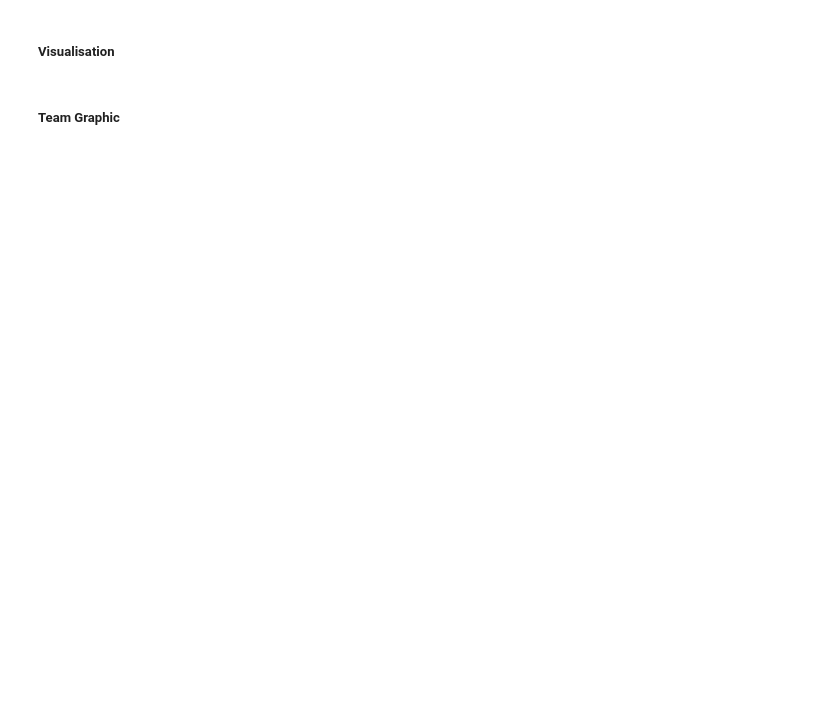
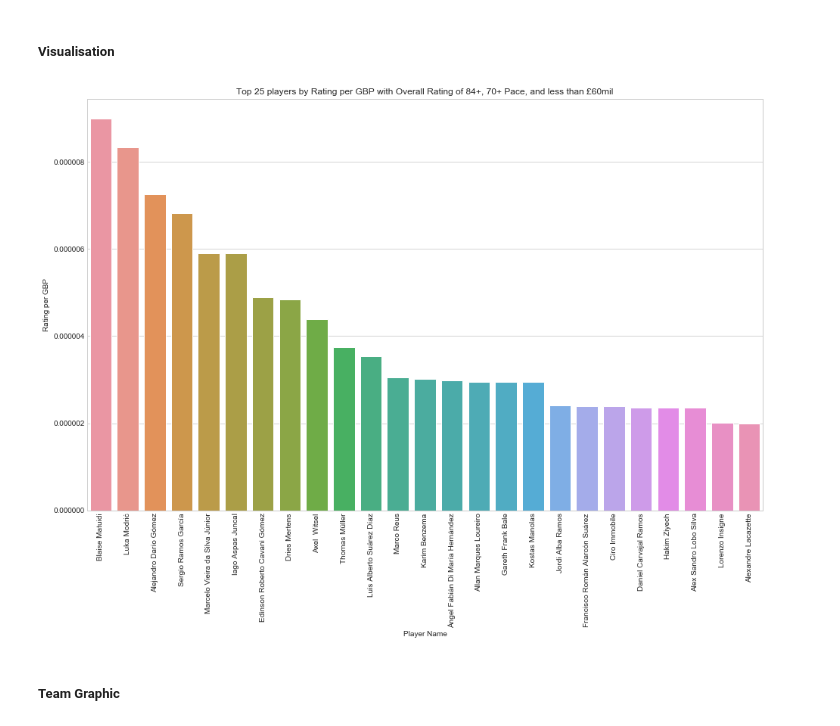
Before and after one commit to eddwebster/fifa-league, a Jupyter notebook: FIFA 20 Fantasy Football League using TransferMarkt Player Valuations.ipynb, the cells around one changed output. Saved outputs shown, nothing was run; the diff lists cells and outputs as text; code cells hidden in the pictures; blank space fills up the shorter version.

```diff
--- a/FIFA 20 Fantasy Football League using TransferMarkt Player Valuations.ipynb
+++ b/FIFA 20 Fantasy Football League using TransferMarkt Player Valuations.ipynb
@@ -843,13 +843,4 @@ df_tm = df_tm_raw
 
 
 # DoB string cleaning to create birth_date and age columns
-df_tm[['birth_date', 'age']] = df_tm_raw['dob'].str.extract(r'(.+) \((\d+)\)')
-
-
-
-## Redetermine the age using the newly created birth_date column (after formatted to datetime data type)
-today = datetime.today()
-df_tm['age'] = df_tm['birth_date'].apply(
-                lambda x: today.year - x.year -
-                ((today.month, today.day) < (x.month, x.day))
-                )
+df_tm[['birth_date', 'age']] = df_tm['dob'].str.extract(r'(.+) \((\d+)\)')
@@ -911,3 +895,21 @@ df_tm['age'] = np.nan_to_num(df_tm['age']).astype(int)
+# %%
+# Redetermine the age using the newly created birth_date column (after formatted to datetime data type)
+
+## emove all not numeric values use to_numeric with parameter errors='coerce' - it replaces non numeric to NaNs
+df_tm['age'] = pd.to_numeric(df_tm['age'], errors='coerce')
+
+## Convert floats to integers and leave null values
+df_tm['age'] = np.nan_to_num(df_tm['age']).astype(int)
+
+## Calculate current age
+today = datetime.today()
+df_tm['age'] = df_tm['birth_date'].apply(
+                lambda x: today.year - x.year -
+                ((today.month, today.day) < (x.month, x.day))
+                )
+
+
+# df_tm['age'] = pd.to_numeric(df_tm['age'], downcast='signed')
 # %% [markdown]
 ##### Value
 The `value` column needs to be converted from a string to an integer using to [to_numeric()](https://pandas.pydata.org/pandas-docs/stable/reference/api/pandas.to_numeric.html) method.
@@ -1382,29 +1569,31 @@ df_elite.head(25)
 # %%
 # Plot the top 25 players as per rating_per_gbp with a rating of 84 or over
 df_elite_top25 = df_elite.nlargest(25, 'rating_per_gbp')
 
 # Set the width and height of the figure
 plt.figure(figsize=(16,10))
 
 # Plot style
 sns.set_style("whitegrid")
 
 # Add title
-plt.title("Top 25 players by Rating per GBP with Overall Rating of 84+ and 70+ Pace")
+plt.title("Top 25 players by Rating per GBP with Overall Rating of 84+, 70+ Pace, and less than £60mil")
 
 # Bar chart showing the top 25 players by Rating per GBP
 sns_plot_4 = sns.barplot(x = df_elite_top25['player_name'], y = df_elite_top25['rating_per_gbp'])
 
 # Add labels for axes
 plt.xlabel("Player Name")
 plt.ylabel("Rating per GBP")
 
 # Rotate xticks 90 degrees
 plt.xticks(rotation = 90)
 
 # Save plot
 fig_4 = sns_plot_4.get_figure()
 fig_4.savefig("./img/fig/top25_60mil_85+rating_70+pace.png")
+# %% [output]
+[figure, added]
 # %% [markdown]
 ##### Team Graphic
 # %% [markdown]
```
Also changed, not shown: parts of 21 cells of this notebook.
